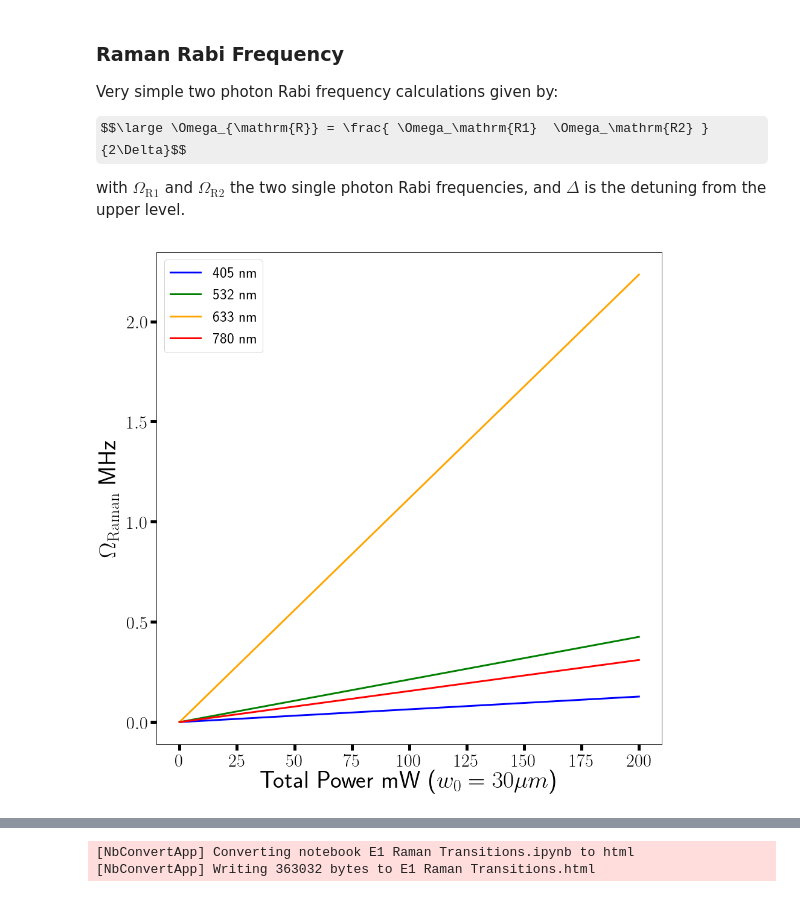
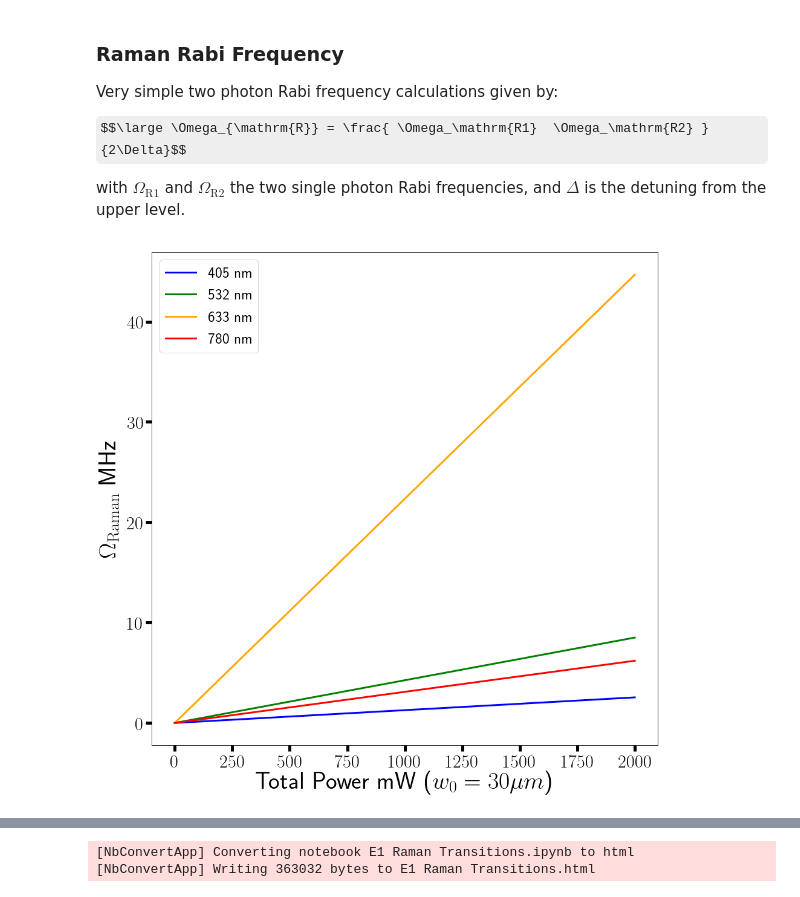
Before and after one commit to barium-project/python-notebooks, a Jupyter notebook: E1 Raman Transitions.ipynb, the cells around one changed output, grey strips where cells are left out. Cells and saved outputs as stored; diff of their text form; code cells hidden in the pictures; some formulas as TeX source.

```diff
--- a/E1 Raman Transitions.ipynb
+++ b/E1 Raman Transitions.ipynb
@@ -41,7 +41,7 @@ from sympy.physics.wigner import wigner_3j as wig
 A21 = 2*np.pi*5.9e6
 q = 1.602e-19
 e0 = 8.854e-12
-c = 2.99792458e8 # ha guessed right
+c = 2.99792458e8
 alpha = 7.297352e-3
 lam = c/487.989e12
 k = 2*np.pi/lam
@@ -52,9 +52,8 @@ hbar = 1.054e-34
 w = (30.e-6)
 # laser power
 P = 50.e-3
-# intensity
-
-I = P/np.pi/w**2
+# on axis intensity
+I = 2*P/np.pi/w**2
 Isat = np.pi*hbar*2*np.pi*c*(2*np.pi*25.6e6)**2/3/lam**3/A21
 
 print 'Intensity :', '{:.3e}'.format(I) + '  W/m^2'
@@ -123,10 +122,11 @@ A21 = 2*np.pi*5.9e6
 
 # beam waist
 w = (30.e-6)
-P = np.linspace(0,100.e-3, 1000)
+P = np.linspace(0,1000.e-3, 1000)
 
 # WE ASSUME EACH BEAM HAS THIS MUCH POWER, TOTAL NEEDed IS 2X THIS
-I = P/np.pi/w**2
+# on axis intensity
+I = 2*P/np.pi/w**2
 
 
 # detunings, convert to frequency rad/s
@@ -155,31 +155,31 @@ omega1  = Rabi(FP, mFP, F, mF, A21, k, ex, ey, ez, I)
 
 # MAKE SURE UPPER STATE IS ALWAYS PRIMED, OTHERWISE FORMULA IS WRONG
 # upper
 FP = 2
 mFP = 1
 
 # lower
 F = 3
 mF = 0
 omega2  = Rabi(FP, mFP, F, mF, A21, k, ex, ey, ez, I)
 
 OR_405 = np.abs(omega1*omega2/2/delta_405)
 OR_532 = np.abs(omega1*omega2/2/delta_532)
 OR_633 = np.abs(omega1*omega2/2/delta_633)
 OR_780 = np.abs(omega1*omega2/2/delta_780)
 
 # remember we used P for each beam, so the total power is twice as much
 plot(2*P*1e3, OR_405*1e-6, color = 'b', linewidth = 3, label = r'405 nm')
 plot(2*P*1e3, OR_532*1e-6, color = 'g', linewidth = 3, label = r'532 nm')
 plot(2*P*1e3, OR_633*1e-6, color = 'orange', linewidth = 3, label = r'633 nm')
 plot(2*P*1e3, OR_780*1e-6, color = 'r',  linewidth = 3, label = r'780 nm')
 
 
 legend(fontsize = 25)
 xlabel(r'Total Power mW ($w_0  = 30 \mu m$)', fontsize = 40)
 ylabel(r'$\Omega_{\mathrm{Raman}}$ MHz', fontsize = 40)
 tick_params(labelsize = 30)
 tick_params(width=5, length=10)
 show()
 # %% [output]
-[figure, old version]
+[figure, new version]
```
Also changed, not shown: parts of 4 cells of this notebook, 1 other file.
